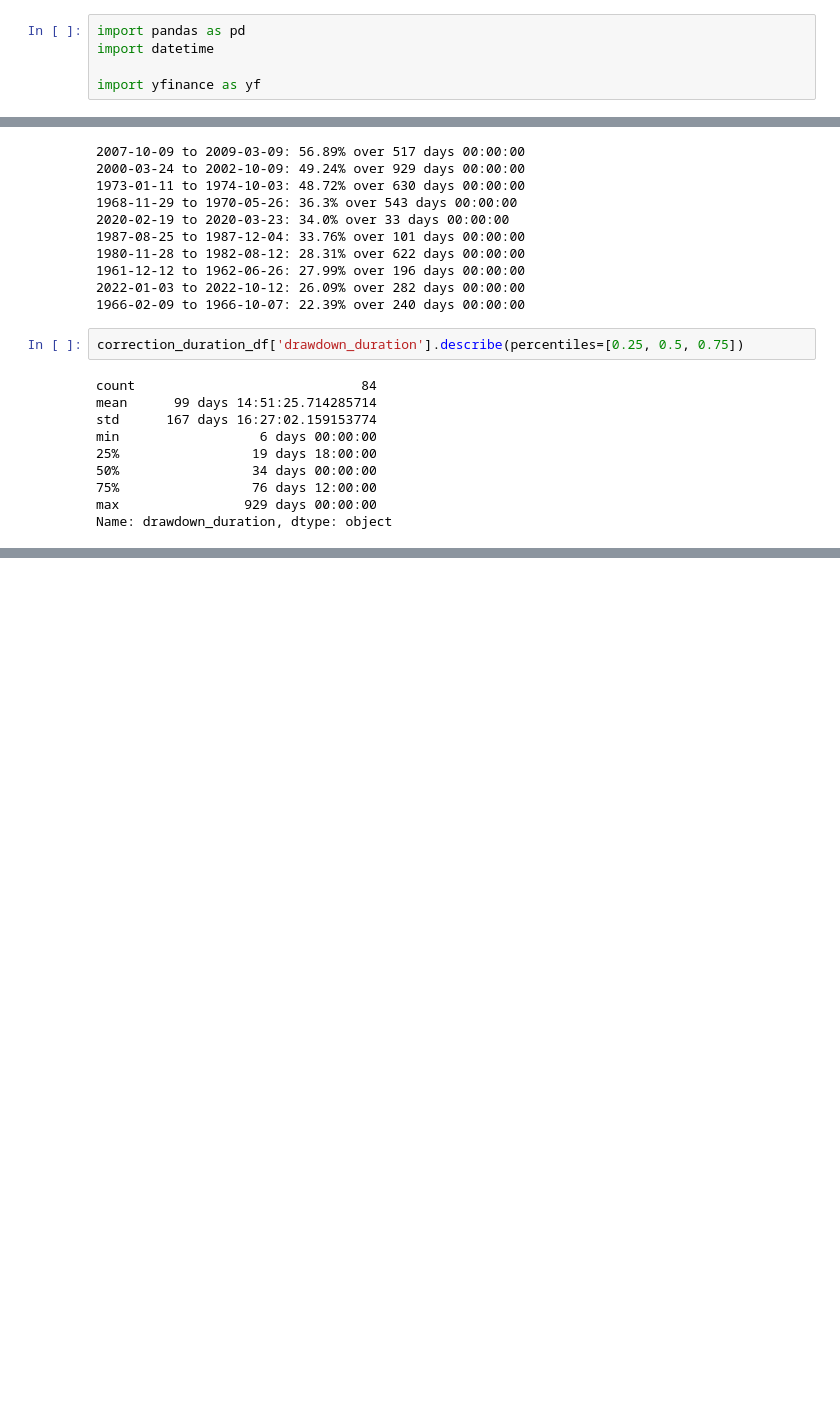
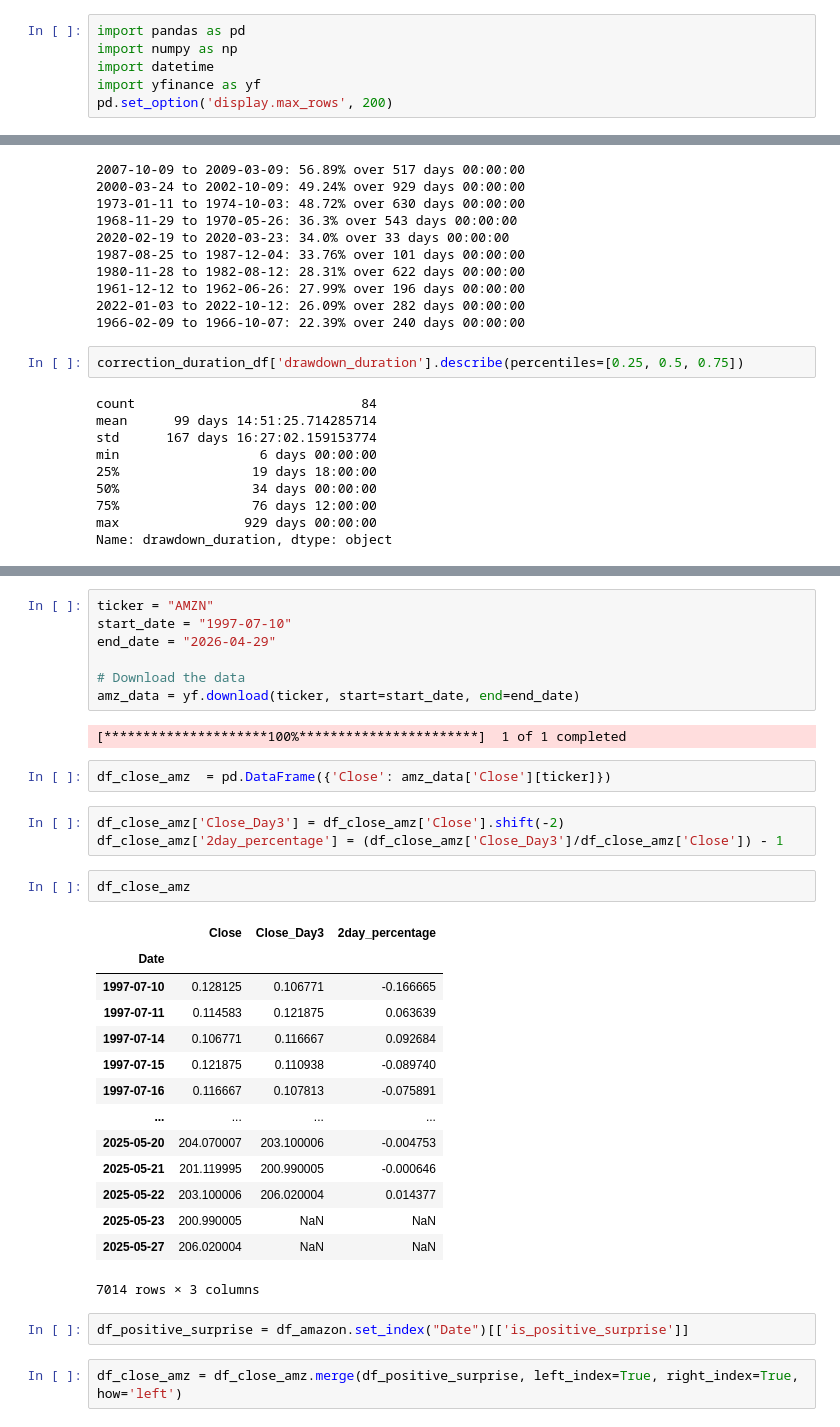
Before and after one commit to ju-arroyom/stock-markets-zoomcamp, a Jupyter notebook: hw1/hw1.ipynb, the cells around one changed output, grey strips where cells are left out. Cells and saved outputs as stored; diff of their text form; blank space fills up the shorter version.

```diff
--- a/hw1/hw1.ipynb
+++ b/hw1/hw1.ipynb
@@ -1,8 +1,9 @@
 # %%
 import pandas as pd
+import numpy as np
 import datetime
-
 import yfinance as yf
+pd.set_option('display.max_rows', 200)
 # %% [markdown]
 # Question 1
 # %%
@@ -162,0 +212,35 @@ Name: drawdown_duration, dtype: object
+# %%
+ticker = "AMZN"
+start_date = "1997-07-10"
+end_date = "2026-04-29"
+
+# Download the data
+amz_data = yf.download(ticker, start=start_date, end=end_date)
+# %% [output]
+[*********************100%***********************]  1 of 1 completed
+# %%
+df_close_amz  = pd.DataFrame({'Close': amz_data['Close'][ticker]})
+# %%
+df_close_amz['Close_Day3'] = df_close_amz['Close'].shift(-2)
+df_close_amz['2day_percentage'] = (df_close_amz['Close_Day3']/df_close_amz['Close']) - 1
+# %%
+df_close_amz
+# %% [output]
+|  | Close | Close_Day3 | 2day_percentage |
+| Date |  |  |  |
+| 1997-07-10 | 0.128125 | 0.106771 | -0.166665 |
+| 1997-07-11 | 0.114583 | 0.121875 | 0.063639 |
+| 1997-07-14 | 0.106771 | 0.116667 | 0.092684 |
+| 1997-07-15 | 0.121875 | 0.110938 | -0.089740 |
+| 1997-07-16 | 0.116667 | 0.107813 | -0.075891 |
+| ... | ... | ... | ... |
+| 2025-05-20 | 204.070007 | 203.100006 | -0.004753 |
+| 2025-05-21 | 201.119995 | 200.990005 | -0.000646 |
+| 2025-05-22 | 203.100006 | 206.020004 | 0.014377 |
+| 2025-05-23 | 200.990005 | NaN | NaN |
+| 2025-05-27 | 206.020004 | NaN | NaN |
+7014 rows × 3 columns
+# %%
+df_positive_surprise = df_amazon.set_index("Date")[['is_positive_surprise']]
+# %%
+df_close_amz = df_close_amz.merge(df_positive_surprise, left_index=True, right_index=True, how='left')
```
Also changed, not shown: parts of 15 cells of this notebook.
